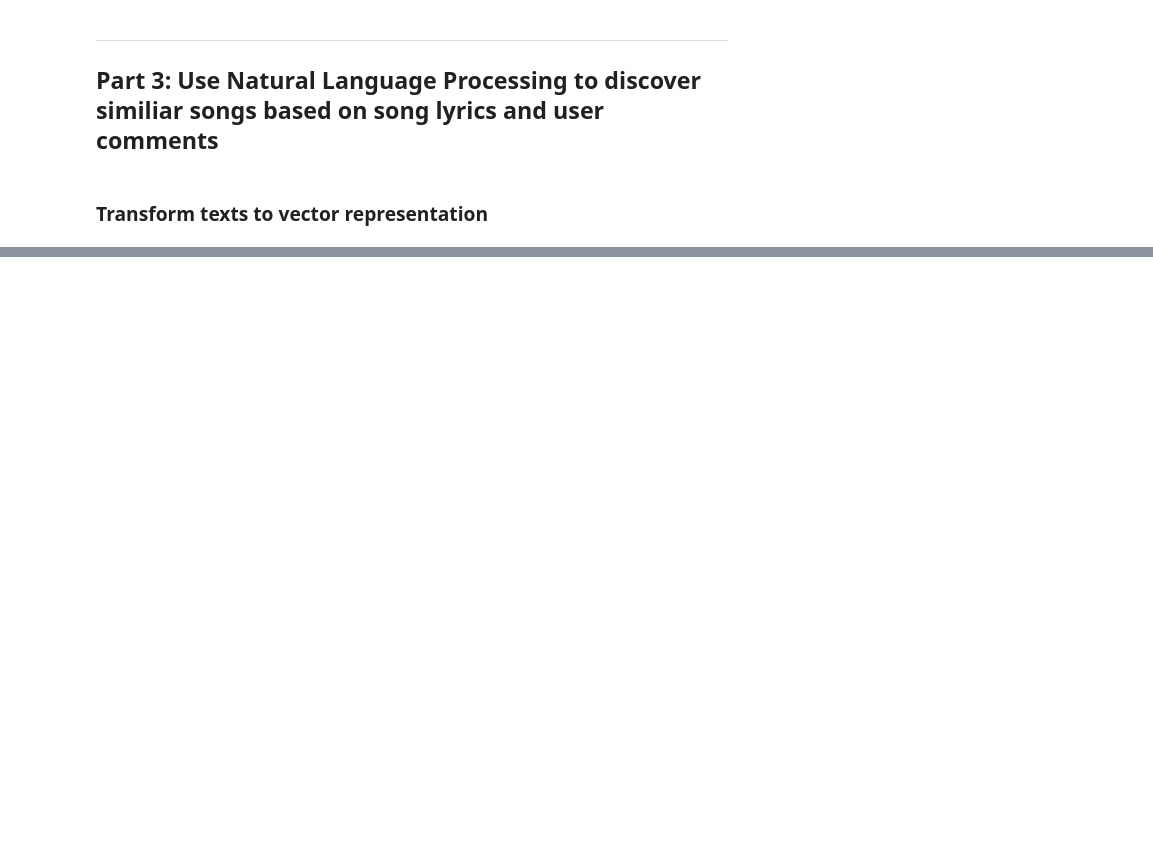
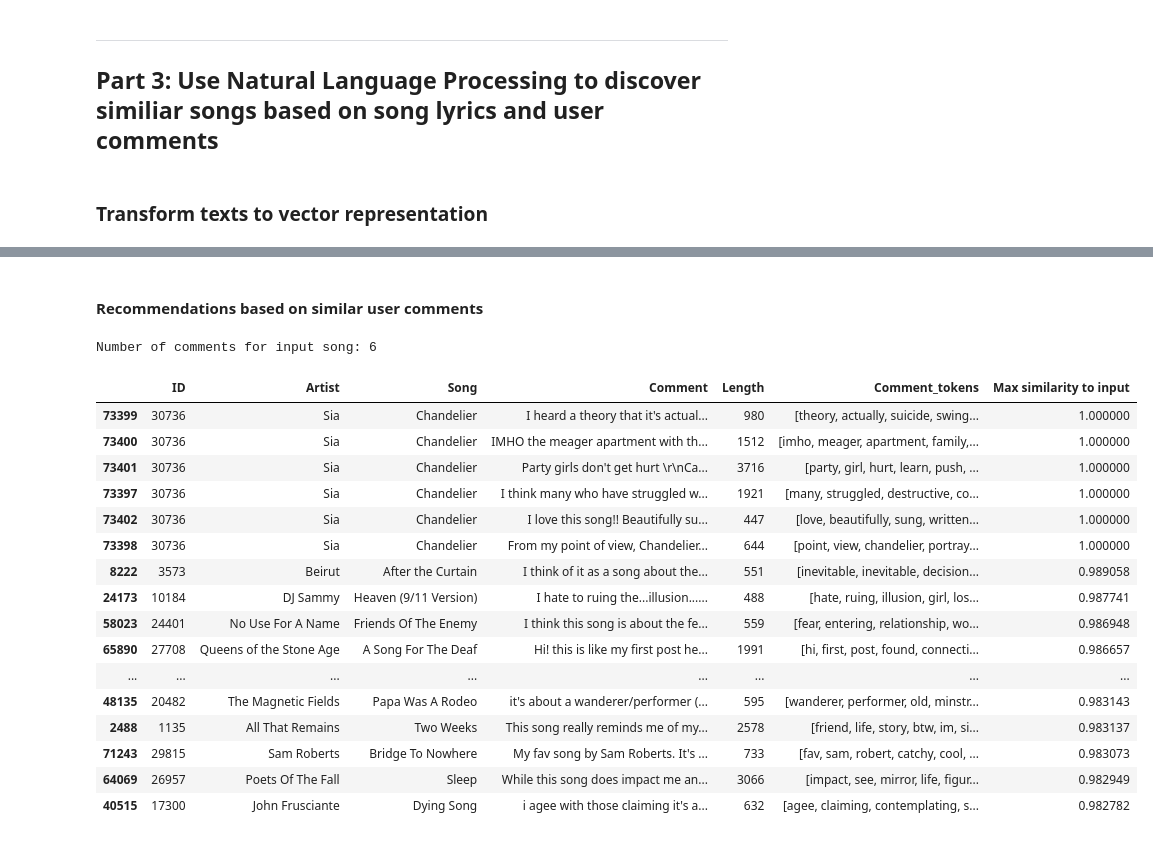
Before and after one commit to sq2141/Music-recommendation-engine, a Jupyter notebook: song_meanings_nb.ipynb, the cells around one changed output, grey strips where cells are left out. Drawn from its saved outputs; the diff is of its cells as text; code cells hidden in the pictures; blank space fills up the shorter version.

```diff
--- a/song_meanings_nb.ipynb
+++ b/song_meanings_nb.ipynb
@@ -557,0 +672,2 @@ comments_corpus_tfidf = comments_tfidf[comments_corpus]
+# %%
+song_index = 30731
@@ -557,0 +676,6 @@ comments_corpus_tfidf = comments_tfidf[comments_corpus]
+# %%
+lyrics_sims = []
+for i in np.arange(len(lyrics_topic_vectors)):
+    sim = gensim.matutils.cossim(lyrics_topic_vectors[song_index], lyrics_topic_vectors[i])
+    lyrics_sims.append(sim)
+song_lyrics_df['Similarity to input'] = lyrics_sims
@@ -557,0 +696,37 @@ comments_corpus_tfidf = comments_tfidf[comments_corpus]
+# %% [markdown]
+#### Recommendations based on similar user comments
+# %%
+comments_for_input = song_comments_df[song_comments_df['ID']==song_lyrics_df.iloc[song_index]['ID']].index
+print('Number of comments for input song: '+str(len(comments_for_input)))
+# %% [output]
+Number of comments for input song: 6
+# %%
+comments_sims = []
+for comment_index in comments_for_input:
+    current_comment_sims = []
+    for i in np.arange(len(comments_topic_vectors)):
+        sim = gensim.matutils.cossim(comments_topic_vectors[comment_index], comments_topic_vectors[i])
+        current_comment_sims.append(sim)
+    comments_sims.append(current_comment_sims)
+comments_sims_df = pd.DataFrame(comments_sims).T
+song_comments_df['Max similarity to input'] = comments_sims_df.max(axis=1)
+# %%
+song_comments_df.sort_values(by=['Max similarity to input'], ascending = False).head(20)
+# %% [output]
+|  | ID | Artist | Song | Comment | Length | Comment_tokens | Max similarity to input |
+| 73399 | 30736 | Sia | Chandelier | I heard a theory that it's actual... | 980 | [theory, actually, suicide, swing... | 1.000000 |
+| 73400 | 30736 | Sia | Chandelier | IMHO the meager apartment with th... | 1512 | [imho, meager, apartment, family,... | 1.000000 |
+| 73401 | 30736 | Sia | Chandelier | Party girls don't get hurt \r\nCa... | 3716 | [party, girl, hurt, learn, push, ... | 1.000000 |
+| 73397 | 30736 | Sia | Chandelier | I think many who have struggled w... | 1921 | [many, struggled, destructive, co... | 1.000000 |
+| 73402 | 30736 | Sia | Chandelier | I love this song!! Beautifully su... | 447 | [love, beautifully, sung, written... | 1.000000 |
+| 73398 | 30736 | Sia | Chandelier | From my point of view, Chandelier... | 644 | [point, view, chandelier, portray... | 1.000000 |
+| 8222 | 3573 | Beirut | After the Curtain | I think of it as a song about the... | 551 | [inevitable, inevitable, decision... | 0.989058 |
+| 24173 | 10184 | DJ Sammy | Heaven (9/11 Version) | I hate to ruing the...illusion...... | 488 | [hate, ruing, illusion, girl, los... | 0.987741 |
+| 58023 | 24401 | No Use For A Name | Friends Of The Enemy | I think this song is about the fe... | 559 | [fear, entering, relationship, wo... | 0.986948 |
+| 65890 | 27708 | Queens of the Stone Age | A Song For The Deaf | Hi! this is like my first post he... | 1991 | [hi, first, post, found, connecti... | 0.986657 |
+| ... | ... | ... | ... | ... | ... | ... | ... |
+| 48135 | 20482 | The Magnetic Fields | Papa Was A Rodeo | it's about a wanderer/performer (... | 595 | [wanderer, performer, old, minstr... | 0.983143 |
+| 2488 | 1135 | All That Remains | Two Weeks | This song really reminds me of my... | 2578 | [friend, life, story, btw, im, si... | 0.983137 |
+| 71243 | 29815 | Sam Roberts | Bridge To Nowhere | My fav song by Sam Roberts. It's ... | 733 | [fav, sam, robert, catchy, cool, ... | 0.983073 |
+| 64069 | 26957 | Poets Of The Fall | Sleep | While this song does impact me an... | 3066 | [impact, see, mirror, life, figur... | 0.982949 |
+| 40515 | 17300 | John Frusciante | Dying Song | i agee with those claiming it's a... | 632 | [agee, claiming, contemplating, s... | 0.982782 |
```
Also changed, not shown: parts of 46 cells of this notebook, 8 other files.
